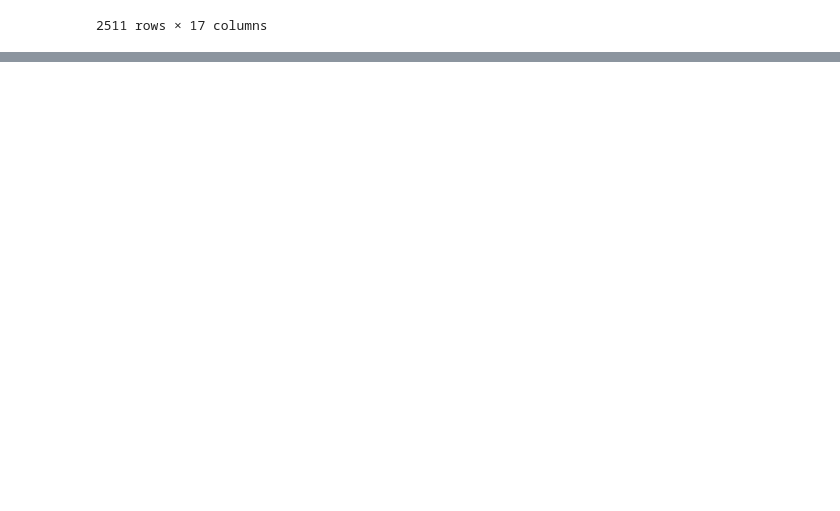
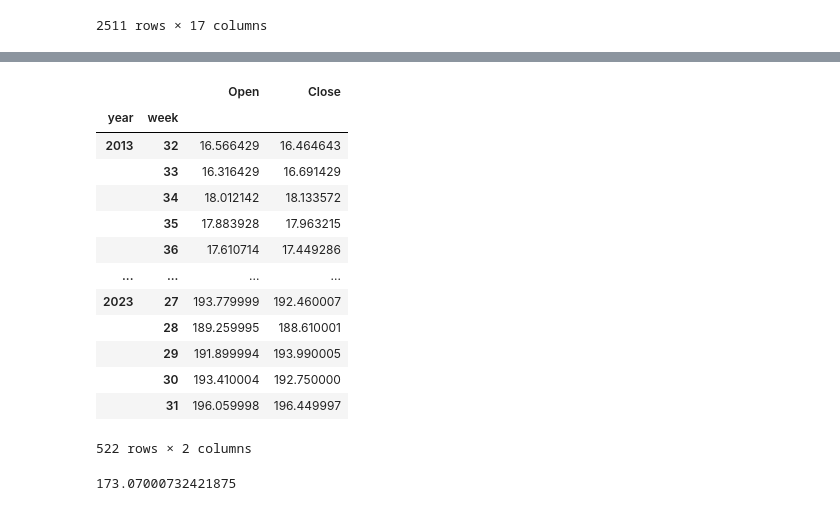
Before and after one commit to bhardwajshivam/Optimizing-Order-Execution-Strategy-for-HFT, a Jupyter notebook: Strategy-development.ipynb, the cells around one changed output, grey strips where cells are left out. Drawn from its saved outputs; the diff is of its cells as text; code cells hidden in the pictures; blank space fills up the shorter version.

```diff
--- a/Strategy-development.ipynb
+++ b/Strategy-development.ipynb
@@ -137,0 +158,22 @@ dtype('int64')
+# %%
+d1 = data[['Open', 'Close', 'week', 'year']].groupby(['year','week'])
+d1.first()
+# %% [output]
+|  |  | Open | Close |
+| year | week |  |  |
+| 2013 | 32 | 16.566429 | 16.464643 |
+|  | 33 | 16.316429 | 16.691429 |
+|  | 34 | 18.012142 | 18.133572 |
+|  | 35 | 17.883928 | 17.963215 |
+|  | 36 | 17.610714 | 17.449286 |
+| ... | ... | ... | ... |
+| 2023 | 27 | 193.779999 | 192.460007 |
+|  | 28 | 189.259995 | 188.610001 |
+|  | 29 | 191.899994 | 193.990005 |
+|  | 30 | 193.410004 | 192.750000 |
+|  | 31 | 196.059998 | 196.449997 |
+522 rows × 2 columns
+# %%
+d1.get_group((2022, 2))['Close'].median()
+# %% [output]
+173.07000732421875
```
Also changed, not shown: parts of 8 cells of this notebook.
